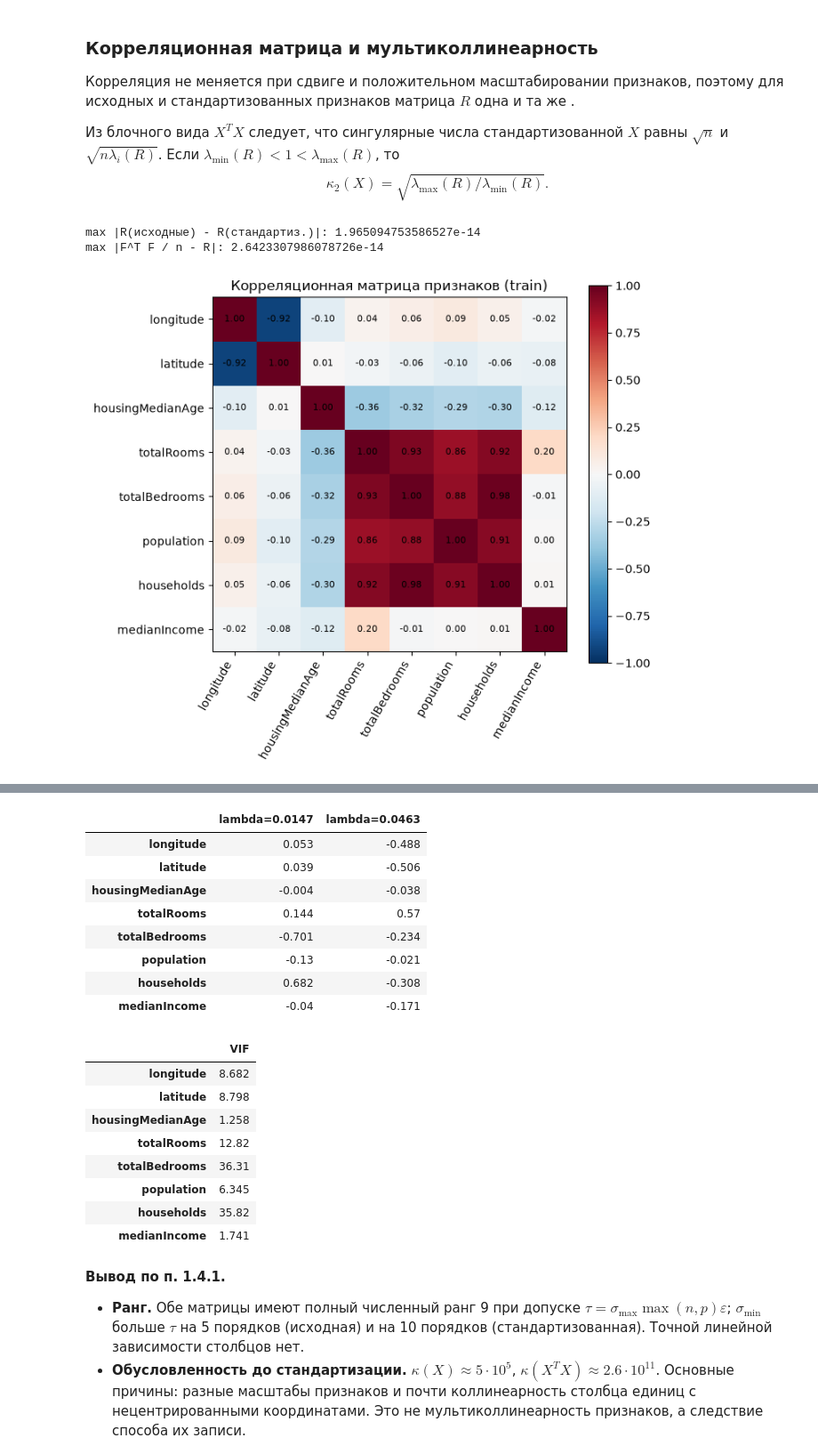
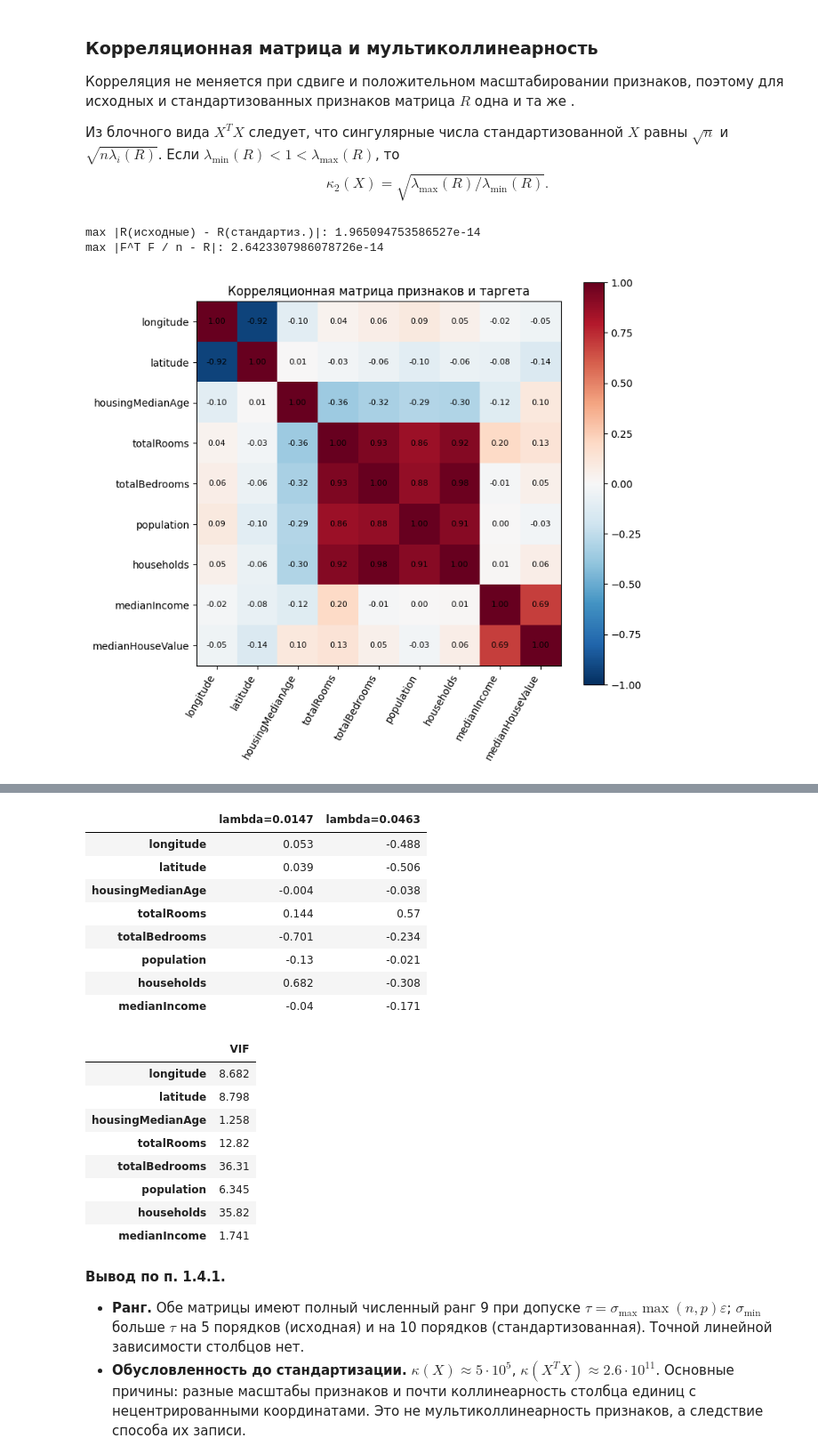
Before and after one commit to a-avdonin/math-ml, a Jupyter notebook: lab1.ipynb, the cells around one changed output, grey strips where cells are left out. Shown at 89% size. Saved outputs shown, nothing was run; the diff lists cells and outputs as text; code cells hidden in the pictures.

```diff
--- a/lab1.ipynb
+++ b/lab1.ipynb
@@ -254,54 +254,61 @@ cos(угол между 1 и longitude): -0.9998593854743659
 Из блочного вида $X^TX$ следует, что сингулярные числа стандартизованной $X$ равны $\sqrt n$ и $\sqrt{n\lambda_i(R)}$. Если $\lambda_{\min}(R)<1<\lambda_{\max}(R)$, то
 $$\kappa_2(X)=\sqrt{\lambda_{\max}(R)/\lambda_{\min}(R)}.$$
 # %%
+
 R = np.corrcoef(F, rowvar=False)
 R_raw = np.corrcoef(F_raw, rowvar=False)
 print('max |R(исходные) - R(стандартиз.)|:', np.abs(R - R_raw).max())
 print('max |F^T F / n - R|:', np.abs(F.T @ F / n - R).max())
 
-plt.figure(figsize=(7, 6))
-plt.imshow(R, cmap='RdBu_r', vmin=-1, vmax=1)
+# Добавляем таргет
+F_target = np.column_stack([F, y])
+R_target = np.corrcoef(F_target, rowvar=False)
+labels = FEATURES + ['medianHouseValue']
+
+plt.figure(figsize=(8, 7))
+plt.imshow(R_target, cmap='RdBu_r', vmin=-1, vmax=1)
 plt.colorbar()
-plt.xticks(range(8), FEATURES, rotation=60, ha='right')
-plt.yticks(range(8), FEATURES)
-for i in range(8):
-    for j in range(8):
-        plt.text(j, i, f'{R[i, j]:.2f}', ha='center', va='center', fontsize=8)
-plt.title('Корреляционная матрица признаков (train)')
+plt.xticks(range(9), labels, rotation=60, ha='right')
+plt.yticks(range(9), labels)
+for i in range(9):
+    for j in range(9):
+        plt.text(j, i, f'{R_target[i, j]:.2f}', ha='center', va='center', fontsize=8)
+plt.title('Корреляционная матрица признаков и таргета')
+plt.tight_layout()
 plt.show()
 
 # пары признаков с сильной корреляцией
 print('Пары с |r| > 0.8:')
 for i in range(8):
     for j in range(i + 1, 8):
         if abs(R[i, j]) > 0.8:
             print(f'  {FEATURES[i]} - {FEATURES[j]}: {R[i, j]:.3f}')
 
 # собственные числа R и проверка связи с сингулярными числами X
 lam_R, W = np.linalg.eigh(R)  # по возрастанию
 print()
 print('Собственные числа R:', np.round(lam_R, 4))
 s_theory = np.sort(np.append(np.sqrt(n * lam_R), np.sqrt(n)))[::-1]
 print('max |sigma(X) - теория|:', np.abs(sing['стандартизованная'] - s_theory).max())
 print('sqrt(lambda_max / lambda_min) =', np.sqrt(lam_R[-1] / lam_R[0]), ' kappa(X) =', diag['стандартизованная']['kappa(X)'])
 
 print()
 print('Собственные векторы двух наименьших собственных чисел:')
 display(pd.DataFrame({f'lambda={lam_R[0]:.4f}': W[:, 0], f'lambda={lam_R[1]:.4f}': W[:, 1]}, index=FEATURES).round(3))
 
 # VIF через регрессию каждого признака на остальные
 vif = []
 for j in range(8):
     others = np.delete(X, j + 1, axis=1)
     # столбец единиц и все признаки, кроме j-го
     coef = np.linalg.lstsq(others, F[:, j], rcond=None)[0]
     r2 = 1 - np.sum((F[:, j] - others @ coef) ** 2) / np.sum(F[:, j] ** 2)
     vif.append(1 / (1 - r2))
 pd.DataFrame({'VIF': vif}, index=FEATURES)
 # %% [output]
 max |R(исходные) - R(стандартиз.)|: 1.965094753586527e-14
 max |F^T F / n - R|: 2.6423307986078726e-14
-[figure, old version]
+[figure, new version]
 Пары с |r| > 0.8:
   longitude - latitude: -0.924
   totalRooms - totalBedrooms: 0.930
```
Also changed, not shown: parts of 14 cells of this notebook.
